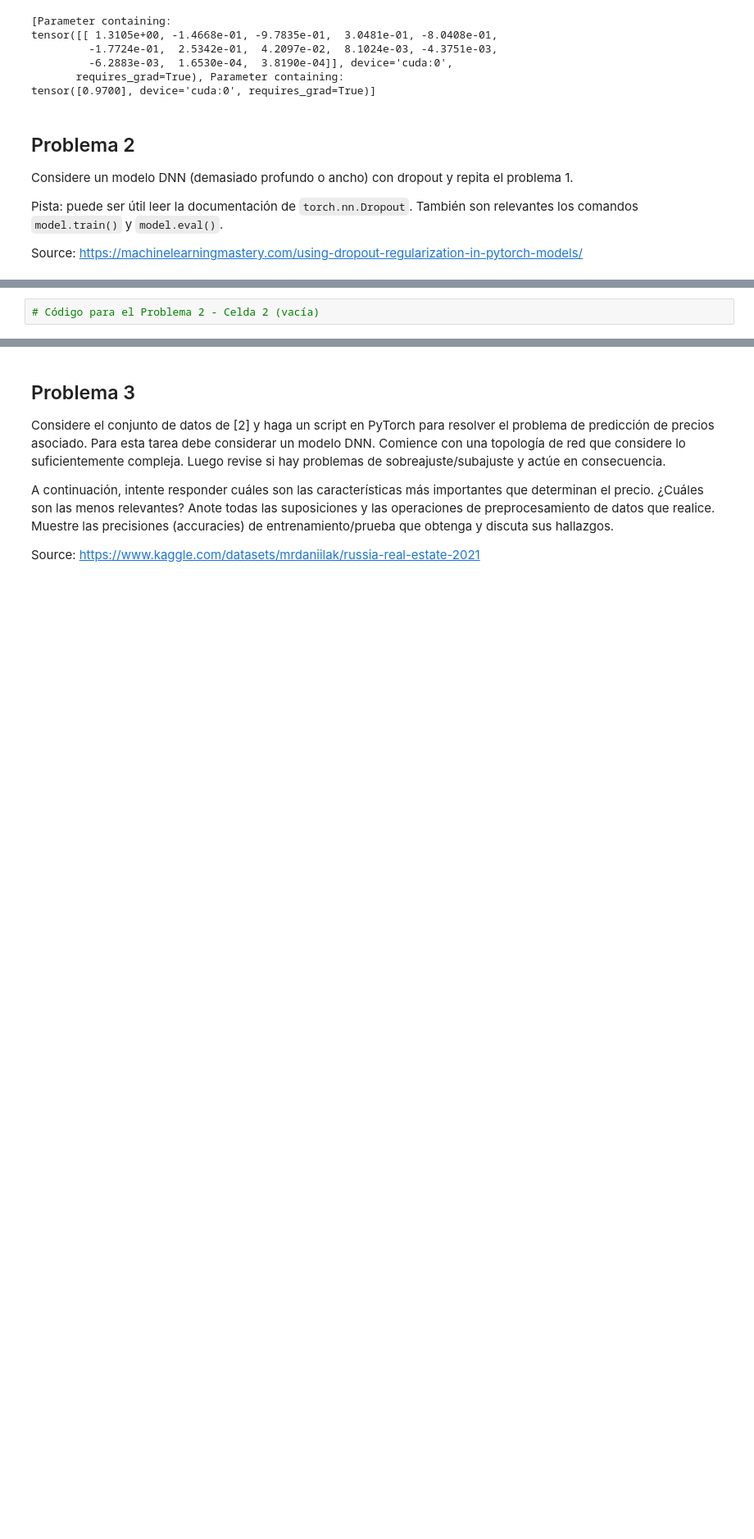
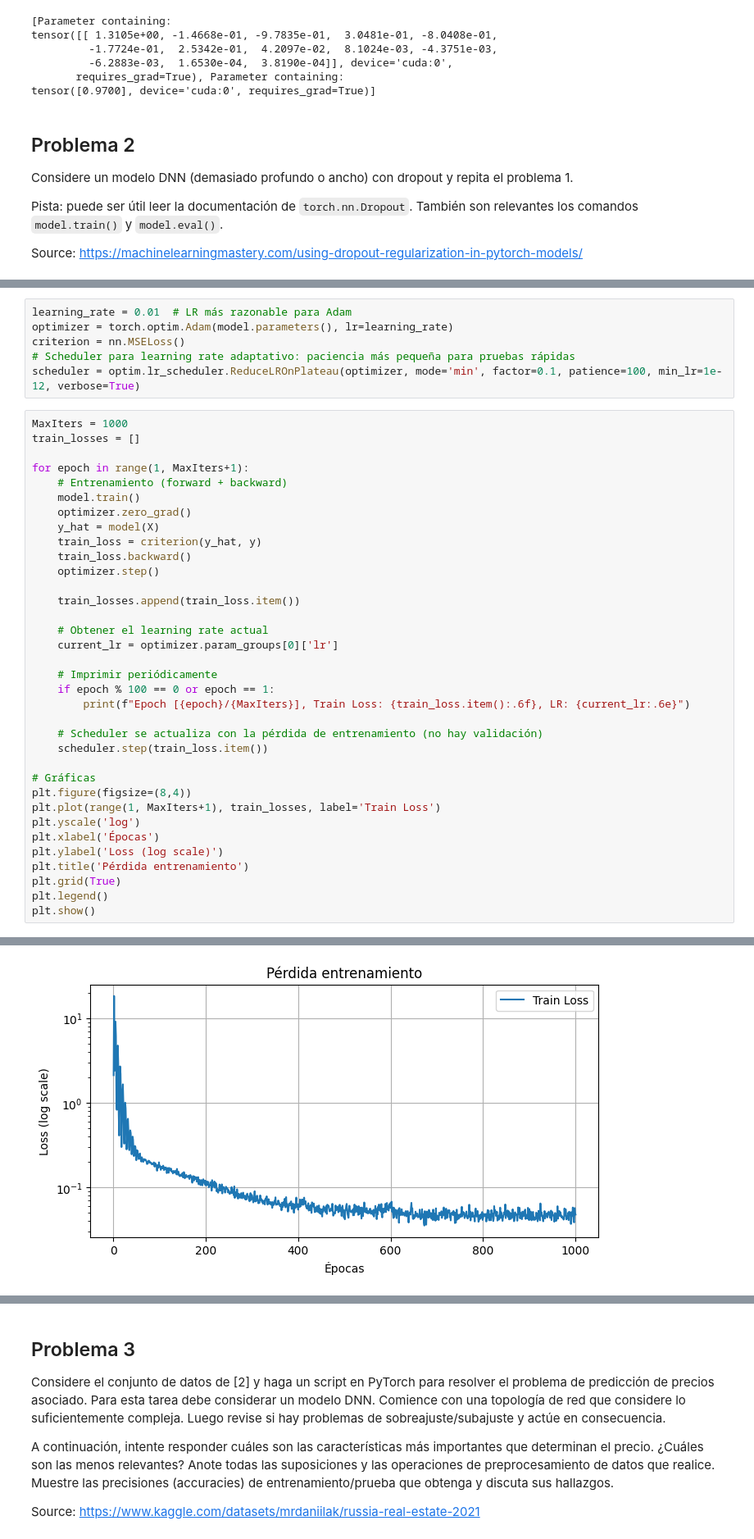
Before and after one commit to Sechi42/DNN, a Jupyter notebook: DNN_WEEK_4/Tarea4.ipynb, the cells around one changed output, grey strips where cells are left out. Shown at 82% size. Drawn from its saved outputs; the diff is of its cells as text; blank space fills up the shorter version.

Commit message:
Avance de problema 2 y 3 con dataset gigante

```diff
--- a/DNN_WEEK_4/Tarea4.ipynb
+++ b/DNN_WEEK_4/Tarea4.ipynb
@@ -347,2 +423,42 @@ Source: https://machinelearningmastery.com/using-dropout-regularization-in-pytor
-# %%
-# Código para el Problema 2 - Celda 2 (vacía)
+# %%
+learning_rate = 0.01  # LR más razonable para Adam
+optimizer = torch.optim.Adam(model.parameters(), lr=learning_rate)
+criterion = nn.MSELoss()
+# Scheduler para learning rate adaptativo: paciencia más pequeña para pruebas rápidas
+scheduler = optim.lr_scheduler.ReduceLROnPlateau(optimizer, mode='min', factor=0.1, patience=100, min_lr=1e-12, verbose=True)
+# %%
+MaxIters = 1000
+train_losses = []
+
+for epoch in range(1, MaxIters+1):
+    # Entrenamiento (forward + backward)
+    model.train()
+    optimizer.zero_grad()
+    y_hat = model(X)
+    train_loss = criterion(y_hat, y)
+    train_loss.backward()
+    optimizer.step()
+
+    train_losses.append(train_loss.item())
+
+    # Obtener el learning rate actual
+    current_lr = optimizer.param_groups[0]['lr']
+
+    # Imprimir periódicamente
+    if epoch % 100 == 0 or epoch == 1:
+        print(f"Epoch [{epoch}/{MaxIters}], Train Loss: {train_loss.item():.6f}, LR: {current_lr:.6e}")
+
+    # Scheduler se actualiza con la pérdida de entrenamiento (no hay validación)
+    scheduler.step(train_loss.item())
+
+# Gráficas
+plt.figure(figsize=(8,4))
+plt.plot(range(1, MaxIters+1), train_losses, label='Train Loss')
+plt.yscale('log')
+plt.xlabel('Épocas')
+plt.ylabel('Loss (log scale)')
+plt.title('Pérdida entrenamiento')
+plt.grid(True)
+plt.legend()
+plt.show()
+# %% [output]
@@ -348,0 +482 @@ Source: https://machinelearningmastery.com/using-dropout-regularization-in-pytor
+[figure, added]
```
Also changed, not shown: parts of 22 cells of this notebook, 1 other file.
